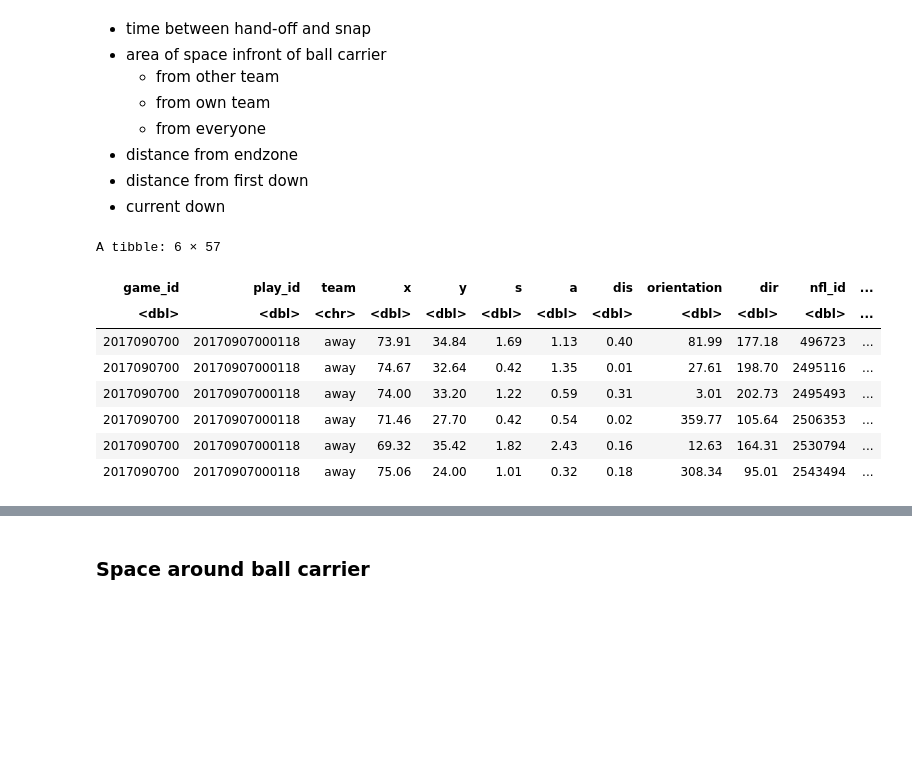
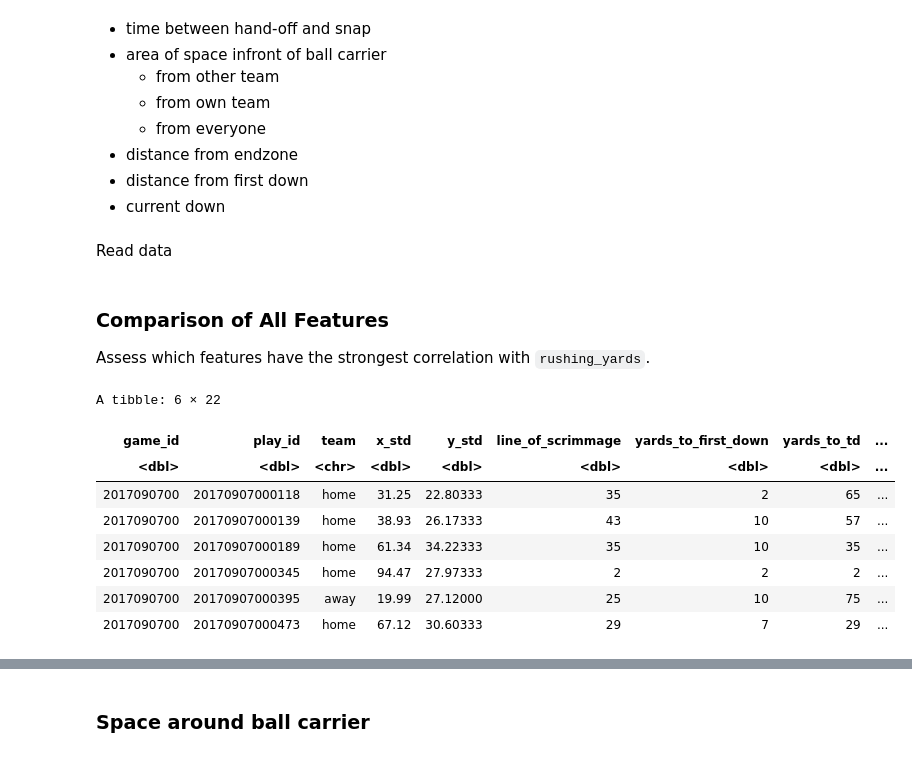
Before and after one commit to SamEdwardes/nfl-big-data-bowl, a Jupyter notebook: doc/feature-ideas.ipynb, the cells around one changed output, grey strips where cells are left out. Saved outputs shown, nothing was run; the diff lists cells and outputs as text; code cells hidden in the pictures; blank space fills up the shorter version.

```diff
--- a/doc/feature-ideas.ipynb
+++ b/doc/feature-ideas.ipynb
@@ -21,17 +21,27 @@ suppressMessages(library(tidyverse))
 
 # functions
 source("../src/plots.R")
+# %% [markdown]
+Read data
 # %%
 train <- read_csv("../data/train_clean.csv", col_types = cols())
+# %%
+train_features <- read_csv("../data/train_features.csv", col_types = cols())
+# %% [markdown]
+### Comparison of All Features
+
+Assess which features have the strongest correlation with `rushing_yards`.
+# %%
+train_features <- drop_na(train_features)
 # %%
-head(train)
+head(train_features)
 # %% [output]
-A tibble: 6 × 57
+A tibble: 6 × 22
-| game_id | play_id | team | x | y | s | a | dis | orientation | dir | nfl_id | ... |
-| <dbl> | <dbl> | <chr> | <dbl> | <dbl> | <dbl> | <dbl> | <dbl> | <dbl> | <dbl> | <dbl> | ... |
-| 2017090700 | 20170907000118 | away | 73.91 | 34.84 | 1.69 | 1.13 | 0.40 | 81.99 | 177.18 | 496723 | ... |
-| 2017090700 | 20170907000118 | away | 74.67 | 32.64 | 0.42 | 1.35 | 0.01 | 27.61 | 198.70 | 2495116 | ... |
-| 2017090700 | 20170907000118 | away | 74.00 | 33.20 | 1.22 | 0.59 | 0.31 | 3.01 | 202.73 | 2495493 | ... |
-| 2017090700 | 20170907000118 | away | 71.46 | 27.70 | 0.42 | 0.54 | 0.02 | 359.77 | 105.64 | 2506353 | ... |
-| 2017090700 | 20170907000118 | away | 69.32 | 35.42 | 1.82 | 2.43 | 0.16 | 12.63 | 164.31 | 2530794 | ... |
-| 2017090700 | 20170907000118 | away | 75.06 | 24.00 | 1.01 | 0.32 | 0.18 | 308.34 | 95.01 | 2543494 | ... |
+| game_id | play_id | team | x_std | y_std | line_of_scrimmage | yards_to_first_down | yards_to_td | ... |
+| <dbl> | <dbl> | <chr> | <dbl> | <dbl> | <dbl> | <dbl> | <dbl> | ... |
+| 2017090700 | 20170907000118 | home | 31.25 | 22.80333 | 35 | 2 | 65 | ... |
+| 2017090700 | 20170907000139 | home | 38.93 | 26.17333 | 43 | 10 | 57 | ... |
+| 2017090700 | 20170907000189 | home | 61.34 | 34.22333 | 35 | 10 | 35 | ... |
+| 2017090700 | 20170907000345 | home | 94.47 | 27.97333 | 2 | 2 | 2 | ... |
+| 2017090700 | 20170907000395 | away | 19.99 | 27.12000 | 25 | 10 | 75 | ... |
+| 2017090700 | 20170907000473 | home | 67.12 | 30.60333 | 29 | 7 | 29 | ... |
```
Also changed, not shown: parts of 17 cells of this notebook, 2 other files.
